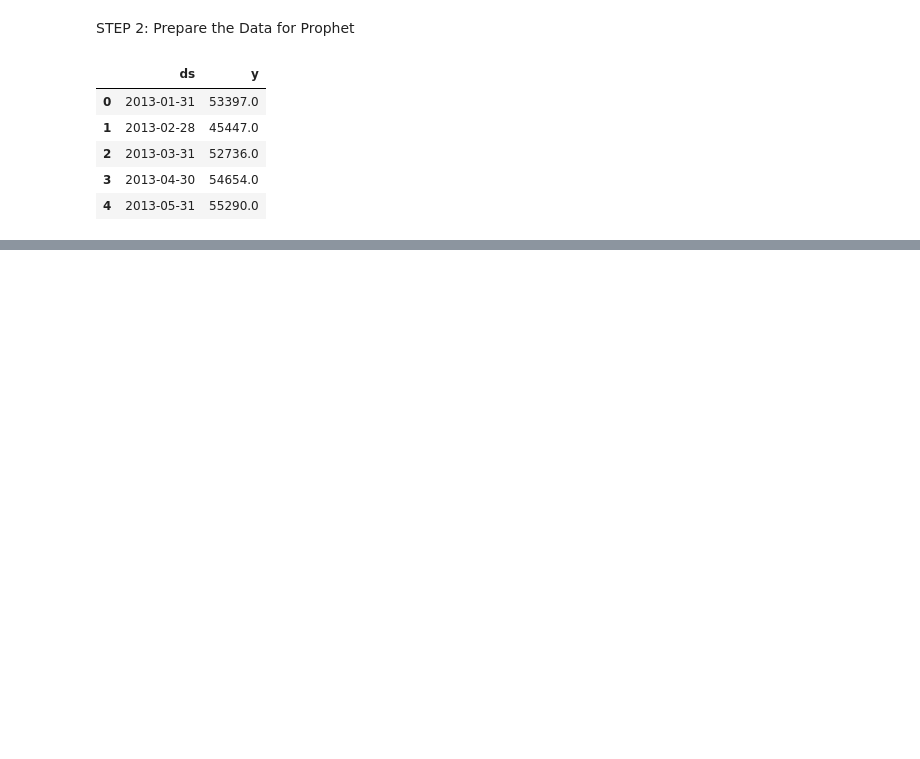
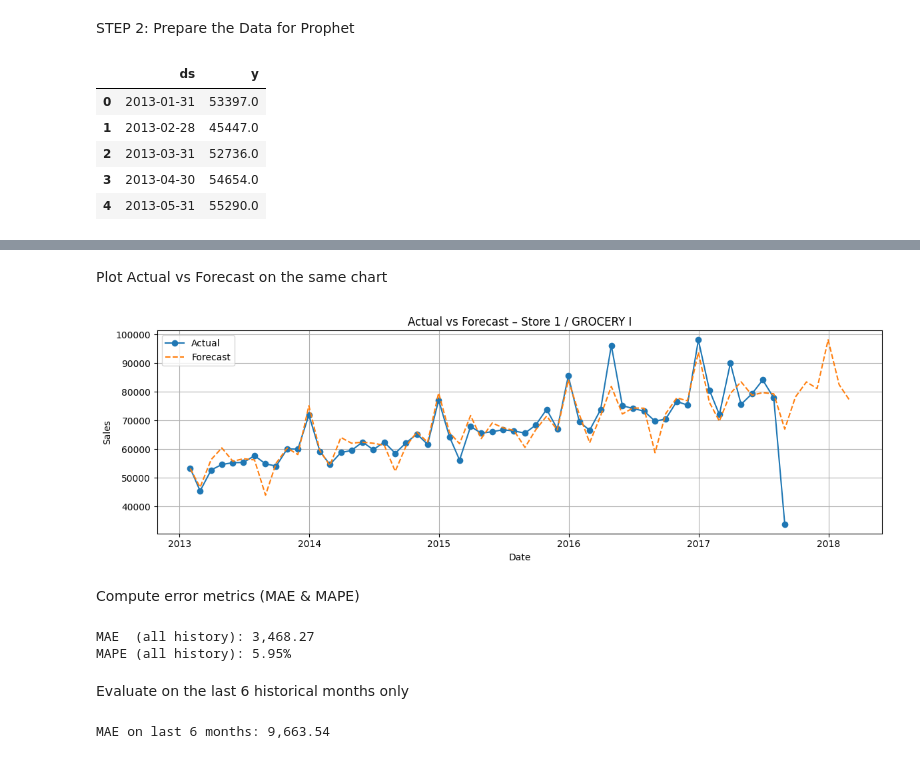
Before and after one commit to Praisedunmininu/sales-forecasting-app, a Jupyter notebook: notebook/eda.ipynb, the cells around one changed output, grey strips where cells are left out. Cells and saved outputs as stored; diff of their text form; code cells hidden in the pictures; blank space fills up the shorter version.

```diff
--- a/notebook/eda.ipynb
+++ b/notebook/eda.ipynb
@@ -83,0 +131,4 @@ df_prophet.head()
+# %%
+pred = forecast[["ds", "yhat"]]
+compare_df = pred.merge(df_prophet, on="ds", how="left") # y is actual
+compare_df.head()
@@ -83,0 +142,51 @@ df_prophet.head()
+# %% [markdown]
+Plot Actual vs Forecast on the same chart
+# %%
+import matplotlib.pyplot as plt
+
+
+
+plt.figure(figsize=(12,4))
+plt.plot(compare_df["ds"], compare_df["y"],    label="Actual",   marker="o")
+plt.plot(compare_df["ds"], compare_df["yhat"], label="Forecast", linestyle="--")
+plt.title(f"Actual vs Forecast – Store {focus_store} / {focus_family}")
+plt.xlabel("Date")
+plt.ylabel("Sales")
+plt.legend()
+plt.grid(True)
+plt.tight_layout()
+plt.show()
+# %% [output]
+[figure, added]
+# %% [markdown]
+Compute error metrics (MAE & MAPE)
+# %%
+from sklearn.metrics import mean_absolute_error
+import numpy as np
+
+mask = compare_df["y"].notna()      # only past months
+
+mae  = mean_absolute_error(compare_df.loc[mask, "y"],
+                           compare_df.loc[mask, "yhat"])
+
+mape = np.mean(
+        np.abs((compare_df.loc[mask, "y"] - compare_df.loc[mask, "yhat"])
+        /      compare_df.loc[mask, "y"])) * 100
+
+print(f"MAE  (all history): {mae:,.2f}")
+print(f"MAPE (all history): {mape:.2f}%")
+# %% [output]
+MAE  (all history): 3,468.27
+MAPE (all history): 5.95%
+# %% [markdown]
+Evaluate on the last 6 historical months only
+# %%
+cutoff = df_prophet["ds"].max() - pd.DateOffset(months=6)
+val_mask = mask & (compare_df["ds"] > cutoff)
+
+mae_val  = mean_absolute_error(compare_df.loc[val_mask, "y"],
+                               compare_df.loc[val_mask, "yhat"])
+
+print(f"MAE on last 6 months: {mae_val:,.2f}")
+# %% [output]
+MAE on last 6 months: 9,663.54
```
Also changed, not shown: parts of 11 cells of this notebook.
